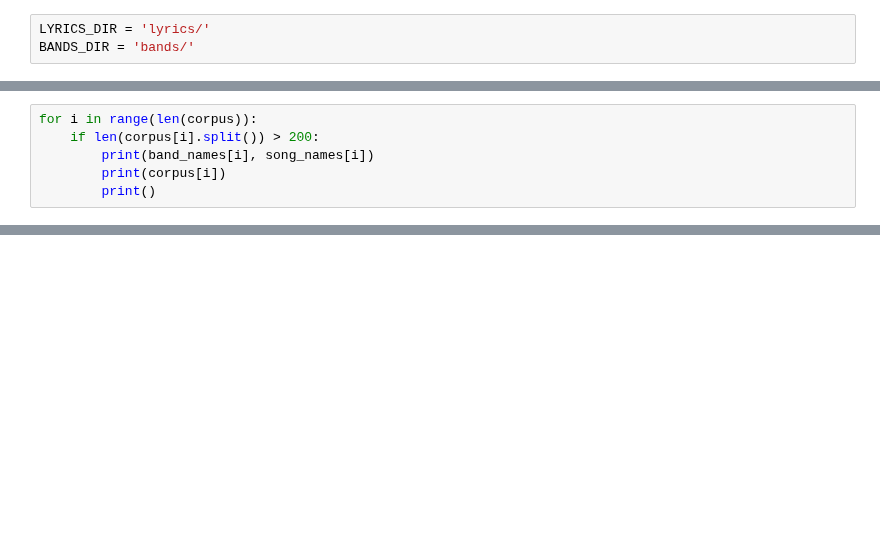
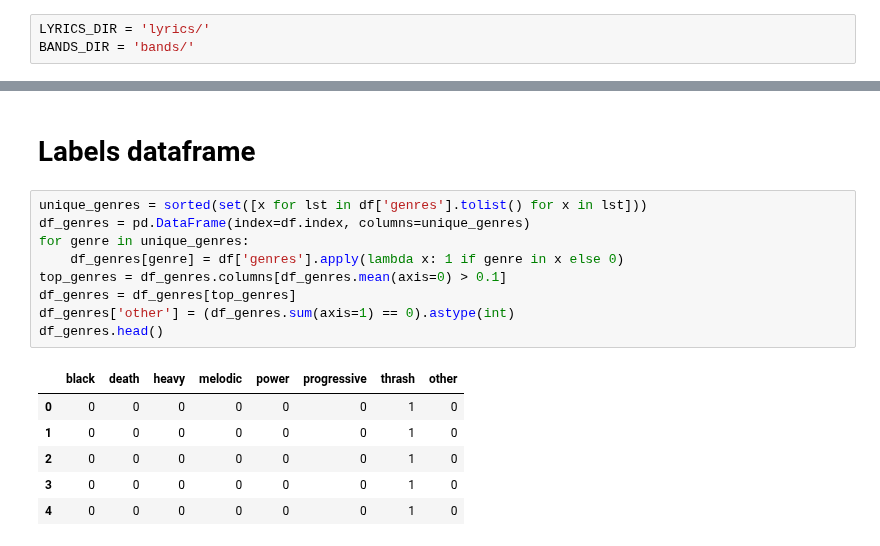
Before and after one commit to pdqnguyen/metallyrics, a Jupyter notebook: create-embedded-dataframe.ipynb, the cells around one changed output, grey strips where cells are left out. Saved outputs shown, nothing was run; the diff lists cells and outputs as text; blank space fills up the shorter version.

```diff
--- a/create-embedded-dataframe.ipynb
+++ b/create-embedded-dataframe.ipynb
@@ -57,6 +36,0 @@ unusual = text_vocab.difference(english_vocab)
-# %%
-for i in range(len(corpus)):
-    if len(corpus[i].split()) > 200:
-        print(band_names[i], song_names[i])
-        print(corpus[i])
-        print()
@@ -192,0 +116,18 @@ df_combined.to_csv('data.csv')
+# %% [markdown]
+# Labels dataframe
+# %%
+unique_genres = sorted(set([x for lst in df['genres'].tolist() for x in lst]))
+df_genres = pd.DataFrame(index=df.index, columns=unique_genres)
+for genre in unique_genres:
+    df_genres[genre] = df['genres'].apply(lambda x: 1 if genre in x else 0)
+top_genres = df_genres.columns[df_genres.mean(axis=0) > 0.1]
+df_genres = df_genres[top_genres]
+df_genres['other'] = (df_genres.sum(axis=1) == 0).astype(int)
+df_genres.head()
+# %% [output]
+|  | black | death | heavy | melodic | power | progressive | thrash | other |
+| 0 | 0 | 0 | 0 | 0 | 0 | 0 | 1 | 0 |
+| 1 | 0 | 0 | 0 | 0 | 0 | 0 | 1 | 0 |
+| 2 | 0 | 0 | 0 | 0 | 0 | 0 | 1 | 0 |
+| 3 | 0 | 0 | 0 | 0 | 0 | 0 | 1 | 0 |
+| 4 | 0 | 0 | 0 | 0 | 0 | 0 | 1 | 0 |
```
Also changed, not shown: parts of 37 cells of this notebook, 1 other file.
